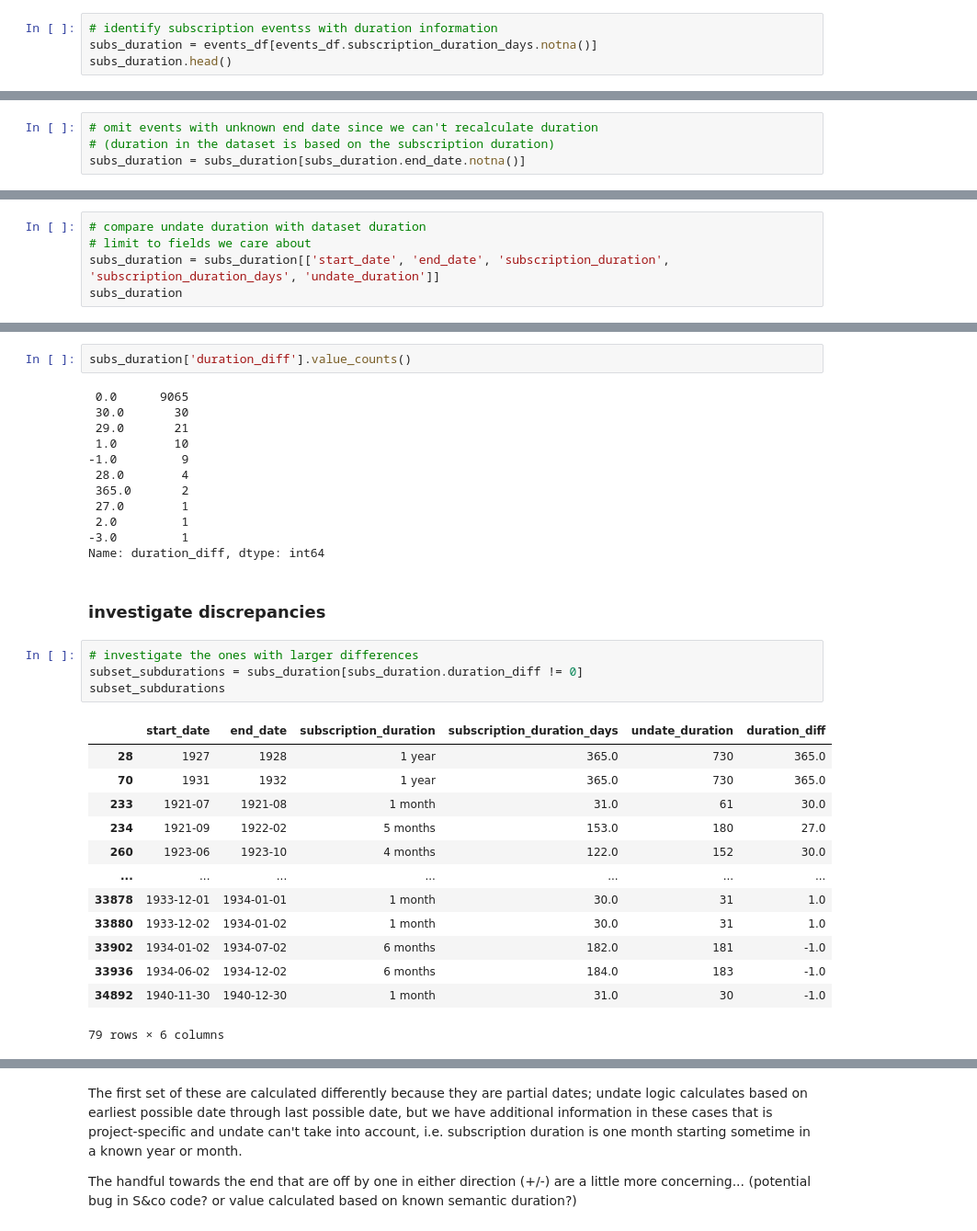
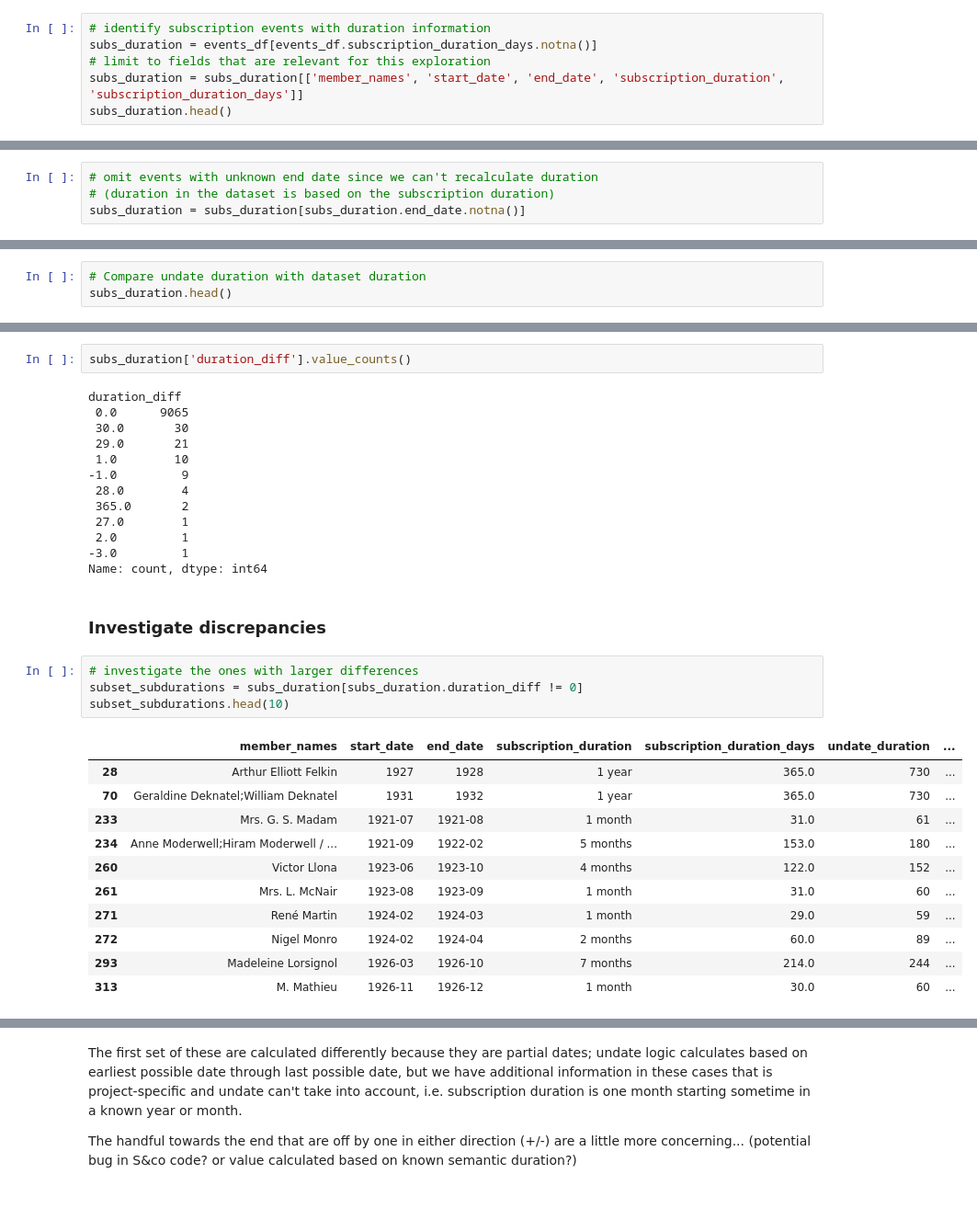
Before and after one commit to dh-tech/undate-python, a Jupyter notebook: examples/notebooks/shxco_partial_date_durations.ipynb, the cells around one changed output, grey strips where cells are left out. Shown at 92% size. Cells and saved outputs as stored; diff of their text form; blank space fills up the shorter version.

```diff
--- a/examples/notebooks/shxco_partial_date_durations.ipynb
+++ b/examples/notebooks/shxco_partial_date_durations.ipynb
@@ -72,5 +62,7 @@ compare subscription events with known duration
 # %%
-# identify subscription eventss with duration information
+# identify subscription events with duration information
 subs_duration = events_df[events_df.subscription_duration_days.notna()]
+# limit to fields that are relevant for this exploration
+subs_duration = subs_duration[['member_names', 'start_date', 'end_date', 'subscription_duration', 'subscription_duration_days']]
 subs_duration.head()
 # %% [output]
@@ -141,6 +144,4 @@ subs_duration.head()
 # %%
-# compare undate duration with dataset duration
-# limit to fields we care about
-subs_duration = subs_duration[['start_date', 'end_date', 'subscription_duration', 'subscription_duration_days', 'undate_duration']]
-subs_duration
+# Compare undate duration with dataset duration
+subs_duration.head()
 # %% [output]
@@ -178,6 +172,7 @@ subs_duration
 # %%
 subs_duration['duration_diff'].value_counts()
 # %% [output]
+duration_diff
  0.0      9065
  30.0       30
  29.0       21
@@ -188,27 +183,25 @@ subs_duration['duration_diff'].value_counts()
  27.0        1
  2.0         1
 -3.0         1
-Name: duration_diff, dtype: int64
+Name: count, dtype: int64
 # %% [markdown]
-### investigate discrepancies
+### Investigate discrepancies
 # %%
 # investigate the ones with larger differences
 subset_subdurations = subs_duration[subs_duration.duration_diff != 0]
-subset_subdurations
+subset_subdurations.head(10)
 # %% [output]
-|  | start_date | end_date | subscription_duration | subscription_duration_days | undate_duration | duration_diff |
-| 28 | 1927 | 1928 | 1 year | 365.0 | 730 | 365.0 |
-| 70 | 1931 | 1932 | 1 year | 365.0 | 730 | 365.0 |
-| 233 | 1921-07 | 1921-08 | 1 month | 31.0 | 61 | 30.0 |
-| 234 | 1921-09 | 1922-02 | 5 months | 153.0 | 180 | 27.0 |
-| 260 | 1923-06 | 1923-10 | 4 months | 122.0 | 152 | 30.0 |
-| ... | ... | ... | ... | ... | ... | ... |
-| 33878 | 1933-12-01 | 1934-01-01 | 1 month | 30.0 | 31 | 1.0 |
-| 33880 | 1933-12-02 | 1934-01-02 | 1 month | 30.0 | 31 | 1.0 |
-| 33902 | 1934-01-02 | 1934-07-02 | 6 months | 182.0 | 181 | -1.0 |
-| 33936 | 1934-06-02 | 1934-12-02 | 6 months | 184.0 | 183 | -1.0 |
-| 34892 | 1940-11-30 | 1940-12-30 | 1 month | 31.0 | 30 | -1.0 |
+|  | member_names | start_date | end_date | subscription_duration | subscription_duration_days | undate_duration | ... |
+| 28 | Arthur Elliott Felkin | 1927 | 1928 | 1 year | 365.0 | 730 | ... |
+| 70 | Geraldine Deknatel;William Deknatel | 1931 | 1932 | 1 year | 365.0 | 730 | ... |
+| 233 | Mrs. G. S. Madam | 1921-07 | 1921-08 | 1 month | 31.0 | 61 | ... |
+| 234 | Anne Moderwell;Hiram Moderwell / ... | 1921-09 | 1922-02 | 5 months | 153.0 | 180 | ... |
+| 260 | Victor Llona | 1923-06 | 1923-10 | 4 months | 122.0 | 152 | ... |
+| 261 | Mrs. L. McNair | 1923-08 | 1923-09 | 1 month | 31.0 | 60 | ... |
+| 271 | René Martin | 1924-02 | 1924-03 | 1 month | 29.0 | 59 | ... |
+| 272 | Nigel Monro | 1924-02 | 1924-04 | 2 months | 60.0 | 89 | ... |
+| 293 | Madeleine Lorsignol | 1926-03 | 1926-10 | 7 months | 214.0 | 244 | ... |
+| 313 | M. Mathieu | 1926-11 | 1926-12 | 1 month | 30.0 | 60 | ... |
-79 rows × 6 columns
 # %%
 # too many to lok at once, can we segment by subscription duration?
 subset_subdurations.subscription_duration.value_counts()
```
Also changed, not shown: parts of 31 cells of this notebook.
